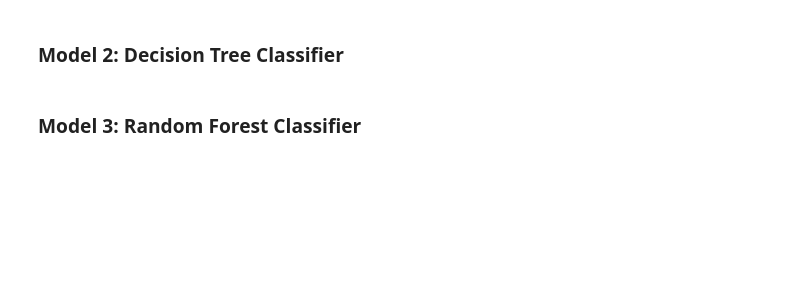
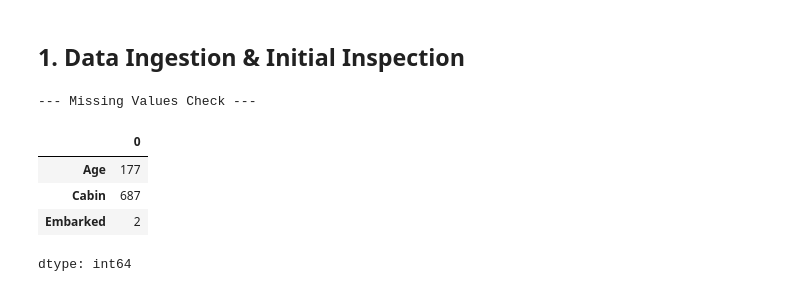
Before and after one commit to Vvijayaragupathy-uno/machinelearning, a Jupyter notebook: day-3/Classification_Models.ipynb, the cells around one changed output. Cells and saved outputs as stored; diff of their text form; code cells hidden in the pictures; blank space fills up the shorter version.

```diff
--- a/day-3/Classification_Models.ipynb
+++ b/day-3/Classification_Models.ipynb
@@ -38,2 +27,0 @@ y_proba_log = log_reg.predict_proba(X_test_scaled)[:, 1]
-# %% [markdown]
-### Model 2: Decision Tree Classifier
@@ -45,2 +27,0 @@ y_proba_tree = tree_clf.predict_proba(X_test_scaled)[:, 1]
-# %% [markdown]
-### Model 3: Random Forest Classifier
@@ -51,0 +28,17 @@ y_proba_rf = rf_clf.predict_proba(X_test_scaled)[:, 1]
+# %% [markdown]
+## 1. Data Ingestion & Initial Inspection
+# %%
+# Load Dataset
+url = 'https://raw.githubusercontent.com/Vvijayaragupathy-uno/machinelearning/main/day-3/Titanic-Dataset.csv'
+df = pd.read_csv(url)
+
+print("--- Missing Values Check ---")
+missing = df.isnull().sum()
+display(missing[missing > 0])
+# %% [output]
+--- Missing Values Check ---
+|  | 0 |
+| Age | 177 |
+| Cabin | 687 |
+| Embarked | 2 |
+dtype: int64
```
Also changed, not shown: parts of 24 cells of this notebook.
